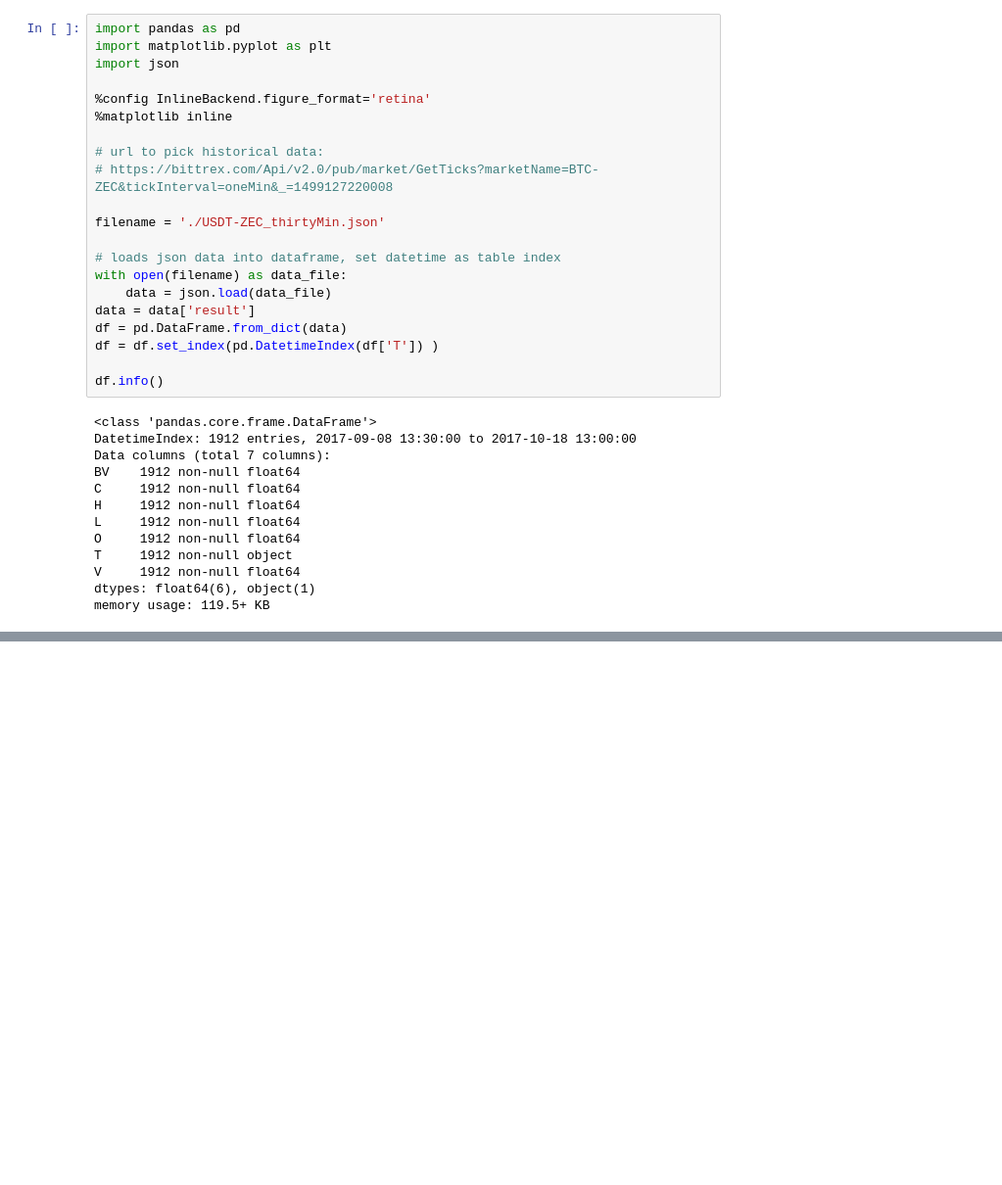
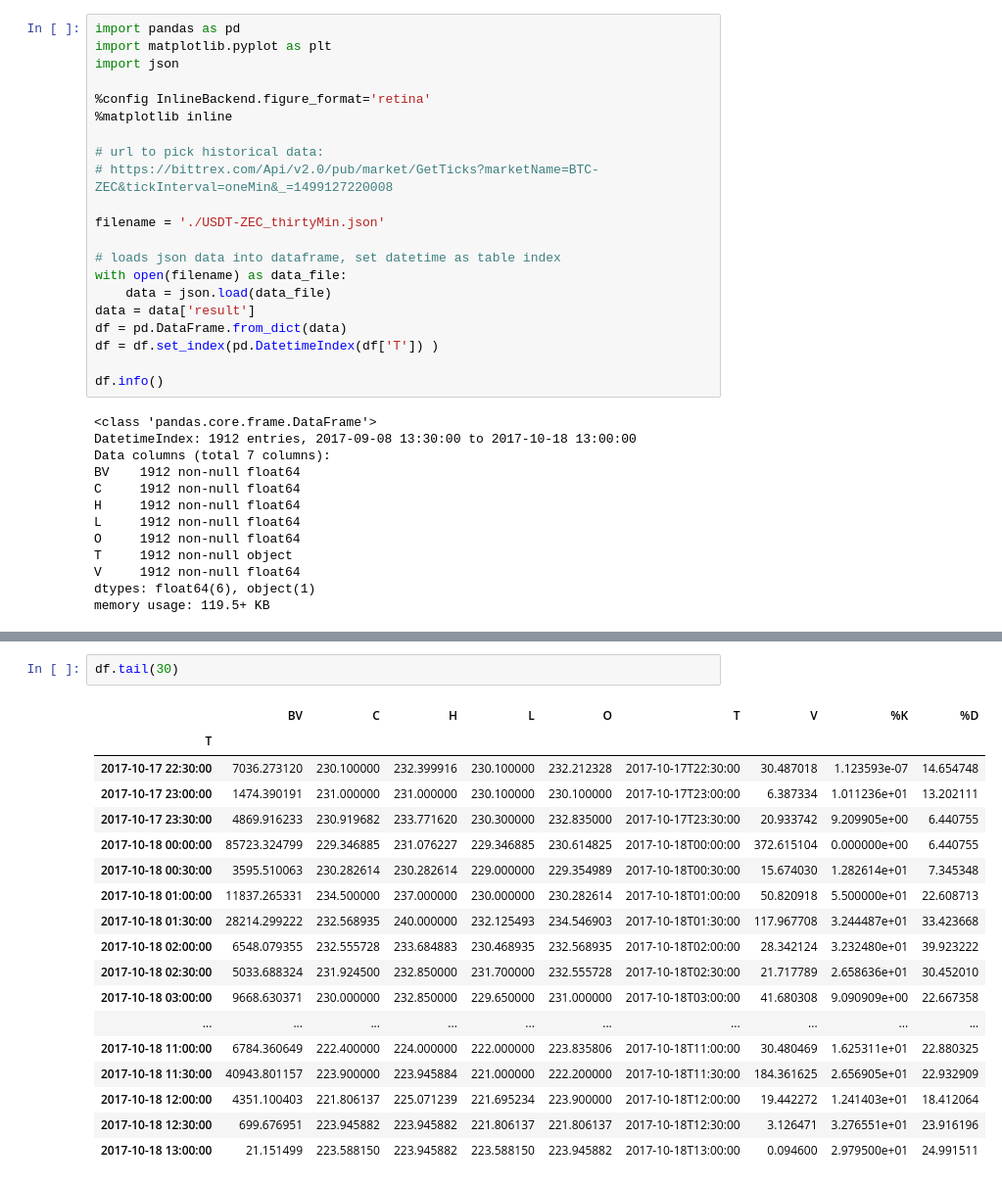
Before and after one commit to avidalh/BittrexTools, a Jupyter notebook: Untitled.ipynb, the cells around one changed output, grey strips where cells are left out. Shown: that part at 98% size. Drawn from its saved outputs; the diff is of its cells as text; blank space fills up the shorter version.

```diff
--- a/Untitled.ipynb
+++ b/Untitled.ipynb
@@ -48,0 +122,21 @@ df.plot(y=['C'], figsize=(16,9), grid=True)
+# %%
+df.tail(30)
+# %% [output]
+|  | BV | C | H | L | O | T | V | %K | %D |
+| T |  |  |  |  |  |  |  |  |  |
+| 2017-10-17 22:30:00 | 7036.273120 | 230.100000 | 232.399916 | 230.100000 | 232.212328 | 2017-10-17T22:30:00 | 30.487018 | 1.123593e-07 | 14.654748 |
+| 2017-10-17 23:00:00 | 1474.390191 | 231.000000 | 231.000000 | 230.100000 | 230.100000 | 2017-10-17T23:00:00 | 6.387334 | 1.011236e+01 | 13.202111 |
+| 2017-10-17 23:30:00 | 4869.916233 | 230.919682 | 233.771620 | 230.300000 | 232.835000 | 2017-10-17T23:30:00 | 20.933742 | 9.209905e+00 | 6.440755 |
+| 2017-10-18 00:00:00 | 85723.324799 | 229.346885 | 231.076227 | 229.346885 | 230.614825 | 2017-10-18T00:00:00 | 372.615104 | 0.000000e+00 | 6.440755 |
+| 2017-10-18 00:30:00 | 3595.510063 | 230.282614 | 230.282614 | 229.000000 | 229.354989 | 2017-10-18T00:30:00 | 15.674030 | 1.282614e+01 | 7.345348 |
+| 2017-10-18 01:00:00 | 11837.265331 | 234.500000 | 237.000000 | 230.000000 | 230.282614 | 2017-10-18T01:00:00 | 50.820918 | 5.500000e+01 | 22.608713 |
+| 2017-10-18 01:30:00 | 28214.299222 | 232.568935 | 240.000000 | 232.125493 | 234.546903 | 2017-10-18T01:30:00 | 117.967708 | 3.244487e+01 | 33.423668 |
+| 2017-10-18 02:00:00 | 6548.079355 | 232.555728 | 233.684883 | 230.468935 | 232.568935 | 2017-10-18T02:00:00 | 28.342124 | 3.232480e+01 | 39.923222 |
+| 2017-10-18 02:30:00 | 5033.688324 | 231.924500 | 232.850000 | 231.700000 | 232.555728 | 2017-10-18T02:30:00 | 21.717789 | 2.658636e+01 | 30.452010 |
+| 2017-10-18 03:00:00 | 9668.630371 | 230.000000 | 232.850000 | 229.650000 | 231.000000 | 2017-10-18T03:00:00 | 41.680308 | 9.090909e+00 | 22.667358 |
+| ... | ... | ... | ... | ... | ... | ... | ... | ... | ... |
+| 2017-10-18 11:00:00 | 6784.360649 | 222.400000 | 224.000000 | 222.000000 | 223.835806 | 2017-10-18T11:00:00 | 30.480469 | 1.625311e+01 | 22.880325 |
+| 2017-10-18 11:30:00 | 40943.801157 | 223.900000 | 223.945884 | 221.000000 | 222.200000 | 2017-10-18T11:30:00 | 184.361625 | 2.656905e+01 | 22.932909 |
+| 2017-10-18 12:00:00 | 4351.100403 | 221.806137 | 225.071239 | 221.695234 | 223.900000 | 2017-10-18T12:00:00 | 19.442272 | 1.241403e+01 | 18.412064 |
+| 2017-10-18 12:30:00 | 699.676951 | 223.945882 | 223.945882 | 221.806137 | 221.806137 | 2017-10-18T12:30:00 | 3.126471 | 3.276551e+01 | 23.916196 |
+| 2017-10-18 13:00:00 | 21.151499 | 223.588150 | 223.945882 | 223.588150 | 223.945882 | 2017-10-18T13:00:00 | 0.094600 | 2.979500e+01 | 24.991511 |
```
Also changed, not shown: parts of 6 cells of this notebook.
